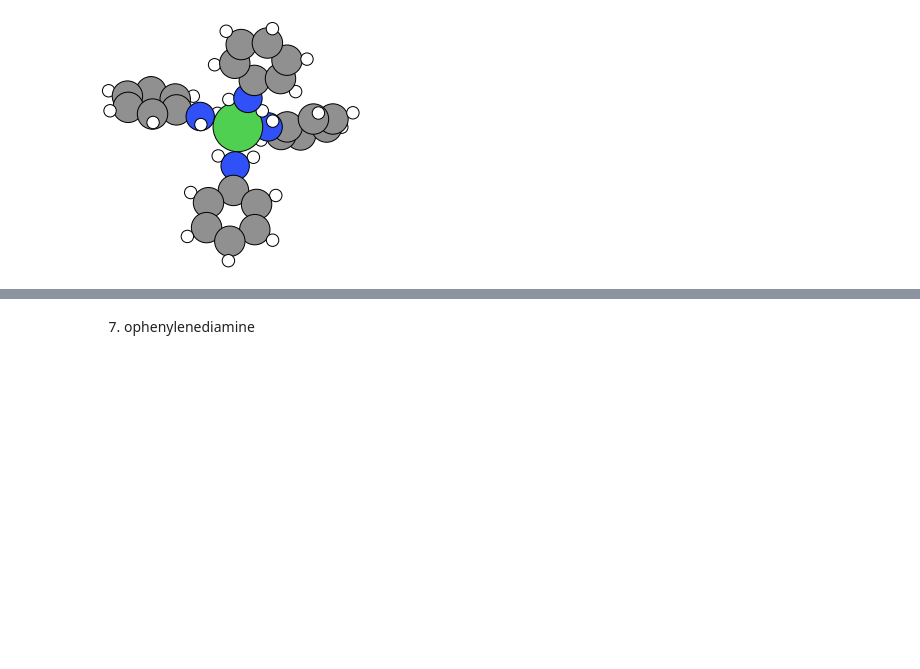
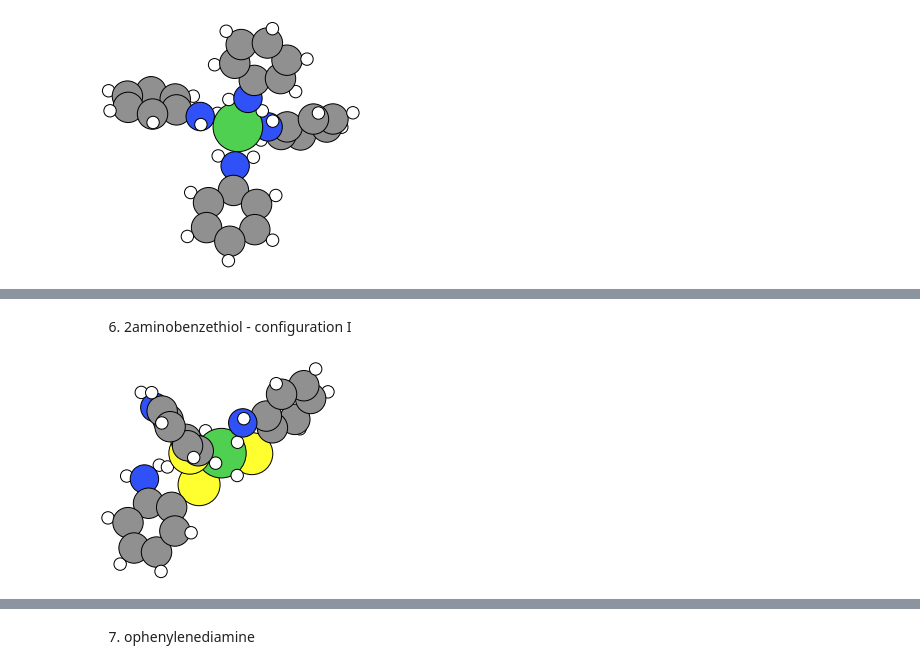
Before and after one commit to kareem-Abdelmaqsoud/HER-metal-complex-ligands, a Jupyter notebook: complexes.ipynb, the cells around one changed output, grey strips where cells are left out. Cells and saved outputs as stored; diff of their text form; code cells hidden in the pictures; blank space fills up the shorter version.

```diff
--- a/complexes.ipynb
+++ b/complexes.ipynb
@@ -182,0 +187,7 @@ atoms = get_structure_by_ligand('2aminobenzethiol')
+# %% [markdown]
+6. 2aminobenzethiol - configuration I
+# %%
+atoms = get_structure_by_ligand('ni_oct_2_2aminobenzethiol_config1_H2')
+view(atoms, viewer='x3d')
+# %% [output]
+[figure, added]
```
Also changed, not shown: parts of 8 cells of this notebook, 56 other files.
